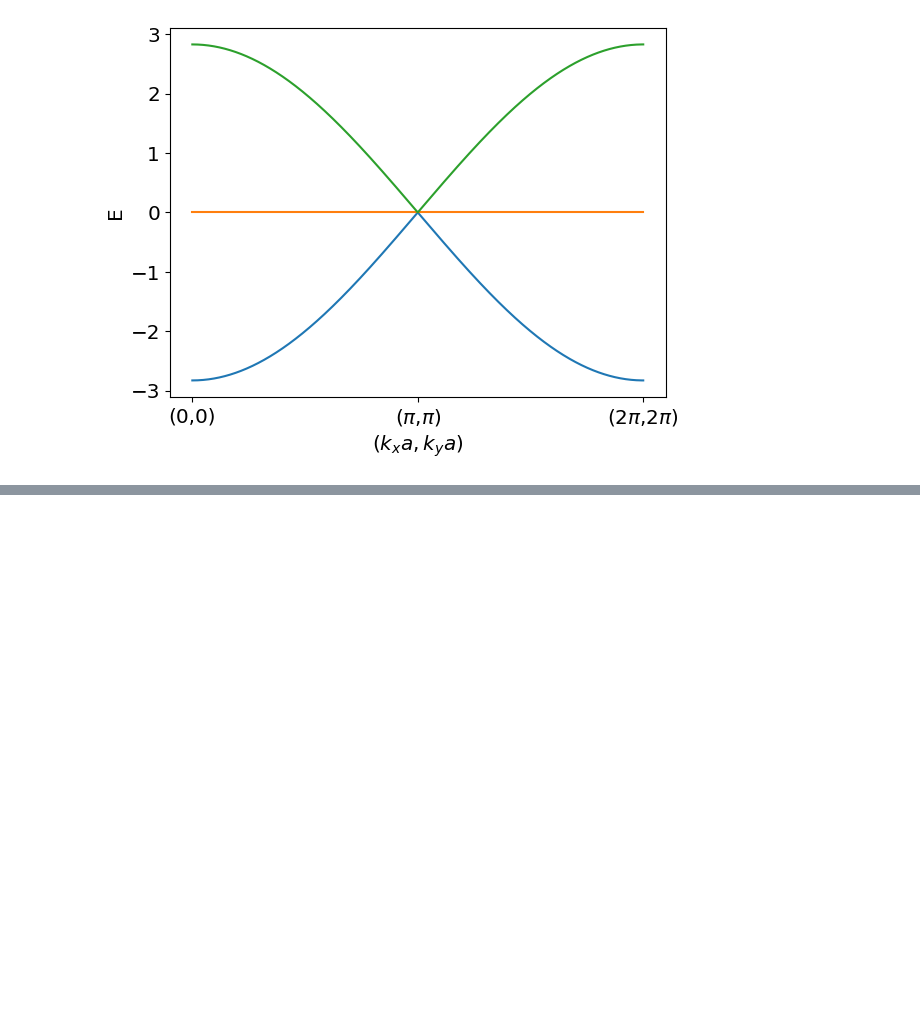
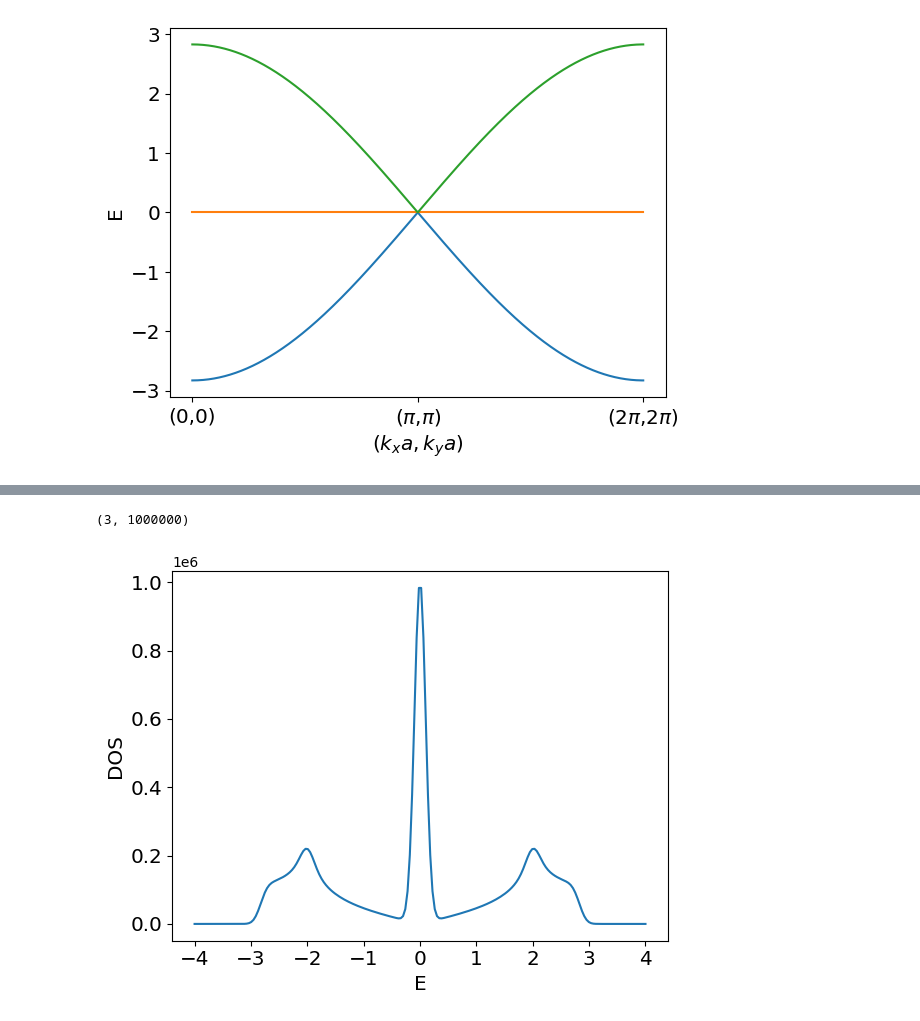
Before and after one commit to alicecarroll/Lieb-Lattice, a Jupyter notebook: numerical.ipynb, the cells around one changed output, grey strips where cells are left out. Drawn from its saved outputs; the diff is of its cells as text; code cells hidden in the pictures; blank space fills up the shorter version.

```diff
--- a/numerical.ipynb
+++ b/numerical.ipynb
@@ -105,0 +121,43 @@ plt.show()
+# %%
+np.shape(Es)
+# %% [output]
+(3, 1000000)
+# %%
+def Gauss(E, En, sig=0.5):
+    return np.exp(-(E-En)**2/(2*sig**2))
+# %%
+E = np.linspace(-2.83,2.83,200)
+E = np.linspace(-4,4,200)
+# %%
+def DOS(E, En, sig=0.5):
+    '''
+    returns an array with the density of state values to each E
+
+    E is an array (against which DOS is plotted)
+    En is an array with the E-values for all k grid points of shape (3, ???) because we currently have 3 bands
+    sigma is the width of the gauss function
+    '''
+    b, l = np.shape(En)
+    s1 = 0
+    res = np.ones(np.shape(E)[0])
+    c=0
+    for j in E:
+        for i in range(b):
+            s1 += np.sum(Gauss(j*np.ones(l),En[i], sig))
+        res[c] = s1
+        s1=0
+        c+=1
+    return res
+# %%
+DOS1 = DOS(E,Es, 0.1)
+# %%
+plt.xlabel("E", size='x-large')
+plt.ylabel("DOS", size='x-large')
+plt.yticks(size='x-large')
+plt.xticks(size='x-large')
+
+plt.plot(E, DOS1)
+plt.savefig("DOS.png")
+plt.show()
+# %% [output]
+[figure, added]
```
Also changed, not shown: parts of 3 cells of this notebook, 5 other files.
